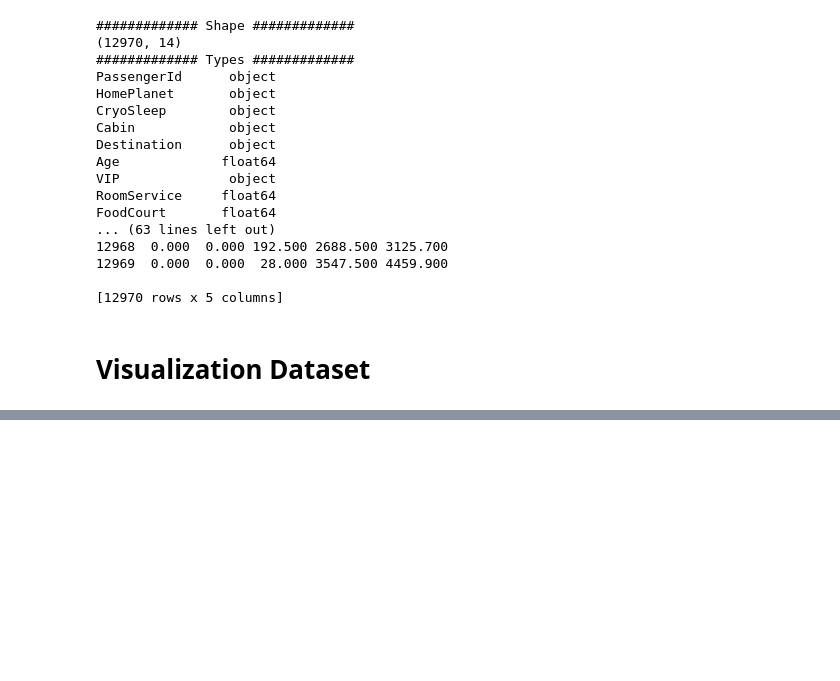
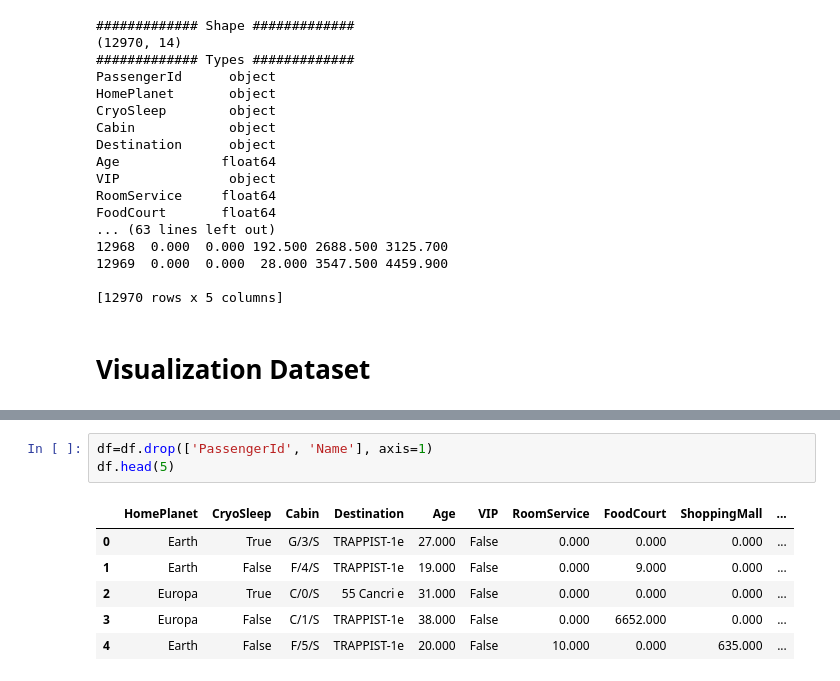
Before and after one commit to Aisuko/notebooks, a Jupyter notebook: competition/titanic-spaceship-with-tf-decision-forest.ipynb, the cells around one changed output, grey strips where cells are left out. Drawn from its saved outputs; the diff is of its cells as text; blank space fills up the shorter version.

```diff
--- a/competition/titanic-spaceship-with-tf-decision-forest.ipynb
+++ b/competition/titanic-spaceship-with-tf-decision-forest.ipynb
@@ -203,0 +184,10 @@ ValueError: could not convert string to float: 'G/3/S'
+# %%
+df=df.drop(['PassengerId', 'Name'], axis=1)
+df.head(5)
+# %% [output]
+|  | HomePlanet | CryoSleep | Cabin | Destination | Age | VIP | RoomService | FoodCourt | ShoppingMall | ... |
+| 0 | Earth | True | G/3/S | TRAPPIST-1e | 27.000 | False | 0.000 | 0.000 | 0.000 | ... |
+| 1 | Earth | False | F/4/S | TRAPPIST-1e | 19.000 | False | 0.000 | 9.000 | 0.000 | ... |
+| 2 | Europa | True | C/0/S | 55 Cancri e | 31.000 | False | 0.000 | 0.000 | 0.000 | ... |
+| 3 | Europa | False | C/1/S | TRAPPIST-1e | 38.000 | False | 0.000 | 6652.000 | 0.000 | ... |
+| 4 | Earth | False | F/5/S | TRAPPIST-1e | 20.000 | False | 10.000 | 0.000 | 635.000 | ... |
```
Also changed, not shown: parts of 15 cells of this notebook.
